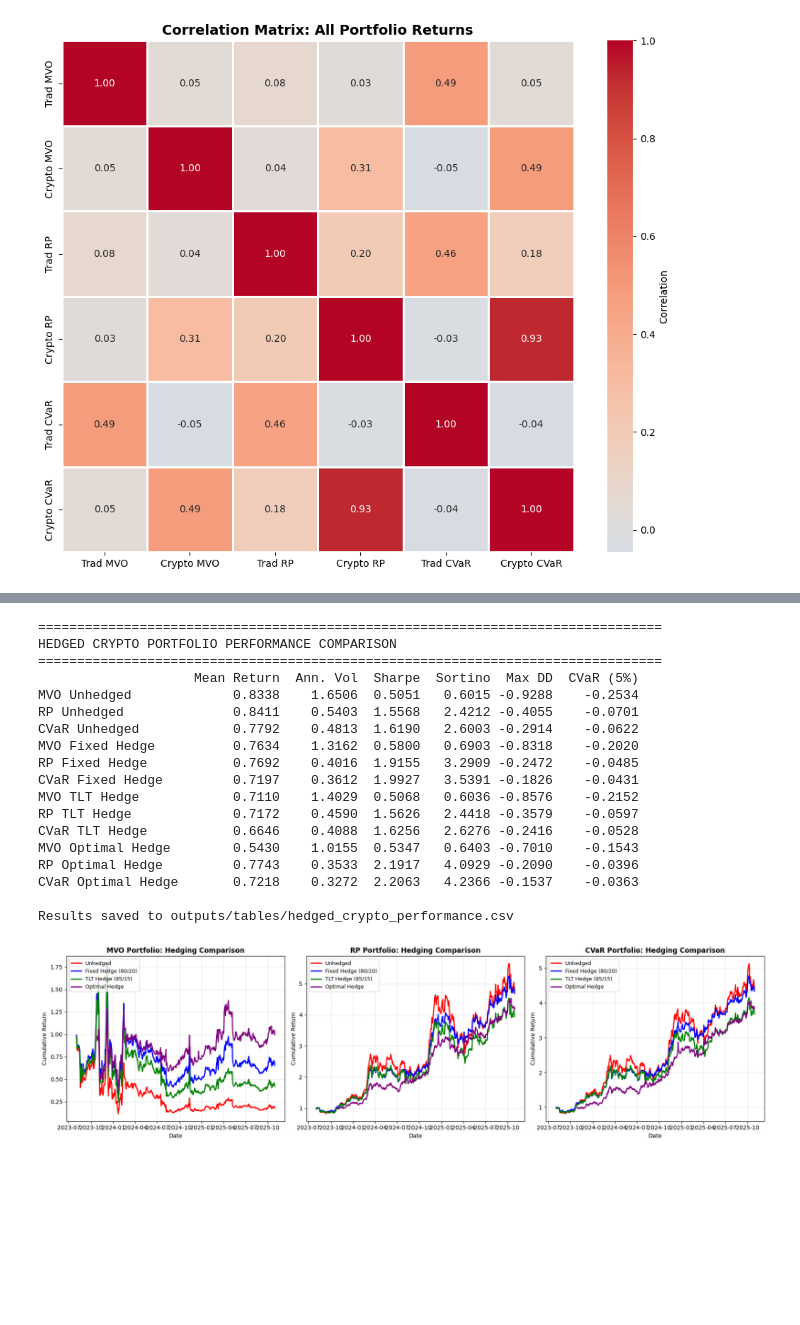
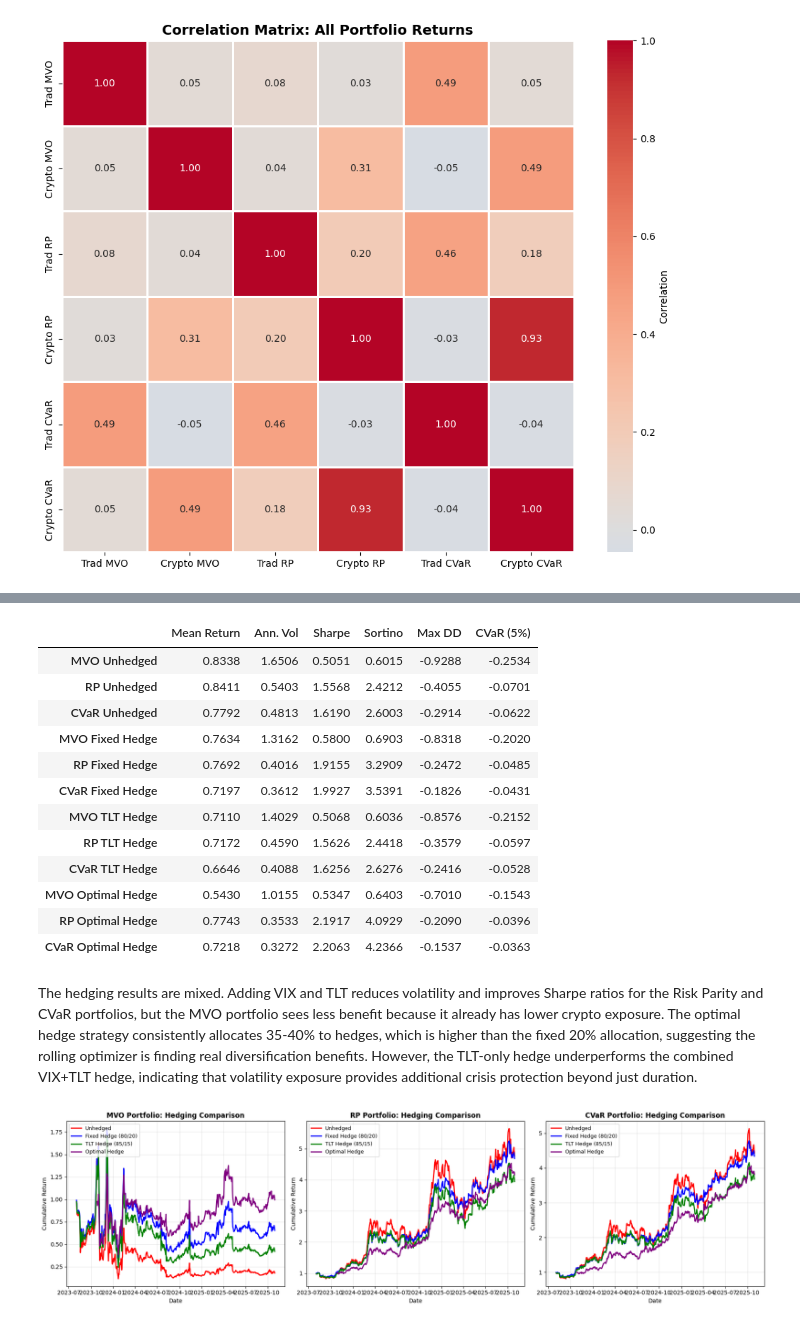
Before and after one commit to sahilnay/crypto-final-project-trad-crypto-assets, a Jupyter notebook: 5_portfolio_optimization/portfolio_optimization.ipynb, the cells around one changed output, grey strips where cells are left out. Saved outputs shown, nothing was run; the diff lists cells and outputs as text; code cells hidden in the pictures; blank space fills up the shorter version.

```diff
--- a/5_portfolio_optimization/portfolio_optimization.ipynb
+++ b/5_portfolio_optimization/portfolio_optimization.ipynb
@@ -538,29 +409,14 @@ Number of observations: 565
 # %%
 def create_hedged_portfolio(crypto_rets, hedge_rets, crypto_weight=0.8, hedge_weights=None):
-    """
-    Create a hedged crypto portfolio by combining crypto returns with hedge assets.
-
-    Parameters:
-    -----------
-    crypto_rets : pd.Series
-        Crypto portfolio returns
-    hedge_rets : pd.DataFrame
-        Hedge asset returns (VIX, TLT)
-    crypto_weight : float
-        Weight allocated to crypto portfolio (default 0.8 = 80%)
-    hedge_weights : dict or None
-        Weights for each hedge asset. If None, split equally among hedge assets.
-    """
+    """Combine crypto portfolio with hedge assets at fixed weights."""
     if hedge_weights is None:
         hedge_weight_per_asset = (1 - crypto_weight) / len(hedge_rets.columns)
         hedge_weights = {col: hedge_weight_per_asset for col in hedge_rets.columns}
 
-    # Align indices
     common_idx = crypto_rets.index.intersection(hedge_rets.index)
     crypto_aligned = crypto_rets.loc[common_idx]
     hedge_aligned = hedge_rets.loc[common_idx]
 
-    # Calculate hedged portfolio return
     hedged_ret = crypto_weight * crypto_aligned
     for asset, weight in hedge_weights.items():
         hedged_ret += weight * hedge_aligned[asset]
@@ -569,9 +425,7 @@ def create_hedged_portfolio(crypto_rets, hedge_rets, crypto_weight=0.8, hedge_we
 
 
 def rolling_optimal_hedge(crypto_rets, hedge_rets, window=60, min_hedge=0.0, max_hedge=0.4):
-    """
-    Rolling optimization to find optimal hedge ratio that minimizes portfolio volatility.
-    """
+    """Rolling optimization to find hedge ratio that minimizes volatility."""
     common_idx = crypto_rets.index.intersection(hedge_rets.index)
     crypto_aligned = crypto_rets.loc[common_idx]
     hedge_aligned = hedge_rets.loc[common_idx]
@@ -581,11 +435,9 @@ def rolling_optimal_hedge(crypto_rets, hedge_rets, window=60, min_hedge=0.0, max
     dates = []
 
     for i in range(window, len(common_idx)):
-        # In-sample data
         crypto_is = crypto_aligned.iloc[i-window:i]
         hedge_is = hedge_aligned.iloc[i-window:i]
 
-        # Find optimal hedge ratio (minimize variance)
         best_vol = np.inf
         best_ratio = 0.0
 
@@ -602,7 +454,6 @@ def rolling_optimal_hedge(crypto_rets, hedge_rets, window=60, min_hedge=0.0, max
                 best_vol = vol
                 best_ratio = ratio
 
-        # OOS return with optimal hedge
         crypto_w = 1 - best_ratio
         hedge_w = best_ratio / len(hedge_rets.columns)
 
@@ -615,6 +466,3 @@ def rolling_optimal_hedge(crypto_rets, hedge_rets, window=60, min_hedge=0.0, max
         dates.append(common_idx[i])
 
     return pd.Series(hedged_returns, index=dates), pd.Series(hedge_ratios, index=dates)
-
-
-print("Hedging functions defined.")
@@ -695,46 +487,34 @@ HEDGED PORTFOLIOS CREATED
 # %%
-# Calculate performance metrics for all hedged portfolios
 hedged_metrics = {}
 
-# Also include unhedged crypto portfolios for comparison
 unhedged_crypto = {
     'MVO Unhedged': mvo_crypto_aligned,
     'RP Unhedged': rp_crypto_aligned,
     'CVaR Unhedged': cvar_crypto_aligned
 }
 
 all_crypto_portfolios = {**unhedged_crypto, **hedged_portfolios}
 
 for name, rets in all_crypto_portfolios.items():
     hedged_metrics[name] = calc_performance_metrics(rets)
 
 hedged_comparison_df = pd.DataFrame(hedged_metrics).T
-
-print("\n" + "=" * 80)
-print("HEDGED CRYPTO PORTFOLIO PERFORMANCE COMPARISON")
-print("=" * 80)
-print(hedged_comparison_df.round(4))
-
-# Save to CSV
 hedged_comparison_df.to_csv(os.path.join(TABLE_DIR, 'hedged_crypto_performance.csv'))
-print(f"\nResults saved to {os.path.join(TABLE_DIR, 'hedged_crypto_performance.csv')}")
+hedged_comparison_df.round(4)
 # %% [output]
-================================================================================
-HEDGED CRYPTO PORTFOLIO PERFORMANCE COMPARISON
-================================================================================
-                    Mean Return  Ann. Vol  Sharpe  Sortino  Max DD  CVaR (5%)
-MVO Unhedged             0.8338    1.6506  0.5051   0.6015 -0.9288    -0.2534
-RP Unhedged              0.8411    0.5403  1.5568   2.4212 -0.4055    -0.0701
-CVaR Unhedged            0.7792    0.4813  1.6190   2.6003 -0.2914    -0.0622
-MVO Fixed Hedge          0.7634    1.3162  0.5800   0.6903 -0.8318    -0.2020
-RP Fixed Hedge           0.7692    0.4016  1.9155   3.2909 -0.2472    -0.0485
-CVaR Fixed Hedge         0.7197    0.3612  1.9927   3.5391 -0.1826    -0.0431
-MVO TLT Hedge            0.7110    1.4029  0.5068   0.6036 -0.8576    -0.2152
-RP TLT Hedge             0.7172    0.4590  1.5626   2.4418 -0.3579    -0.0597
-CVaR TLT Hedge           0.6646    0.4088  1.6256   2.6276 -0.2416    -0.0528
-MVO Optimal Hedge        0.5430    1.0155  0.5347   0.6403 -0.7010    -0.1543
-RP Optimal Hedge         0.7743    0.3533  2.1917   4.0929 -0.2090    -0.0396
-CVaR Optimal Hedge       0.7218    0.3272  2.2063   4.2366 -0.1537    -0.0363
-
-Results saved to outputs/tables/hedged_crypto_performance.csv
+|  | Mean Return | Ann. Vol | Sharpe | Sortino | Max DD | CVaR (5%) |
+| MVO Unhedged | 0.8338 | 1.6506 | 0.5051 | 0.6015 | -0.9288 | -0.2534 |
+| RP Unhedged | 0.8411 | 0.5403 | 1.5568 | 2.4212 | -0.4055 | -0.0701 |
+| CVaR Unhedged | 0.7792 | 0.4813 | 1.6190 | 2.6003 | -0.2914 | -0.0622 |
+| MVO Fixed Hedge | 0.7634 | 1.3162 | 0.5800 | 0.6903 | -0.8318 | -0.2020 |
+| RP Fixed Hedge | 0.7692 | 0.4016 | 1.9155 | 3.2909 | -0.2472 | -0.0485 |
+| CVaR Fixed Hedge | 0.7197 | 0.3612 | 1.9927 | 3.5391 | -0.1826 | -0.0431 |
+| MVO TLT Hedge | 0.7110 | 1.4029 | 0.5068 | 0.6036 | -0.8576 | -0.2152 |
+| RP TLT Hedge | 0.7172 | 0.4590 | 1.5626 | 2.4418 | -0.3579 | -0.0597 |
+| CVaR TLT Hedge | 0.6646 | 0.4088 | 1.6256 | 2.6276 | -0.2416 | -0.0528 |
+| MVO Optimal Hedge | 0.5430 | 1.0155 | 0.5347 | 0.6403 | -0.7010 | -0.1543 |
+| RP Optimal Hedge | 0.7743 | 0.3533 | 2.1917 | 4.0929 | -0.2090 | -0.0396 |
+| CVaR Optimal Hedge | 0.7218 | 0.3272 | 2.2063 | 4.2366 | -0.1537 | -0.0363 |
+# %% [markdown]
+The hedging results are mixed. Adding VIX and TLT reduces volatility and improves Sharpe ratios for the Risk Parity and CVaR portfolios, but the MVO portfolio sees less benefit because it already has lower crypto exposure. The optimal hedge strategy consistently allocates 35-40% to hedges, which is higher than the fixed 20% allocation, suggesting the rolling optimizer is finding real diversification benefits. However, the TLT-only hedge underperforms the combined VIX+TLT hedge, indicating that volatility exposure provides additional crisis protection beyond just duration.
 # %%
```
Also changed, not shown: parts of 21 cells of this notebook, 8 other files.
